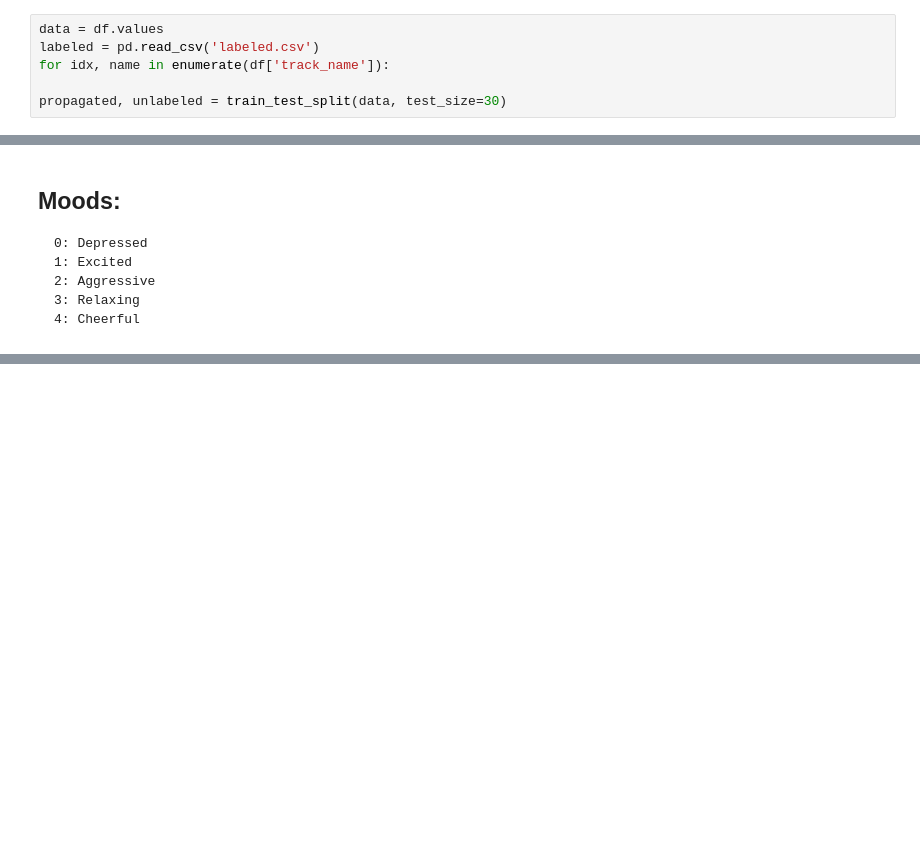
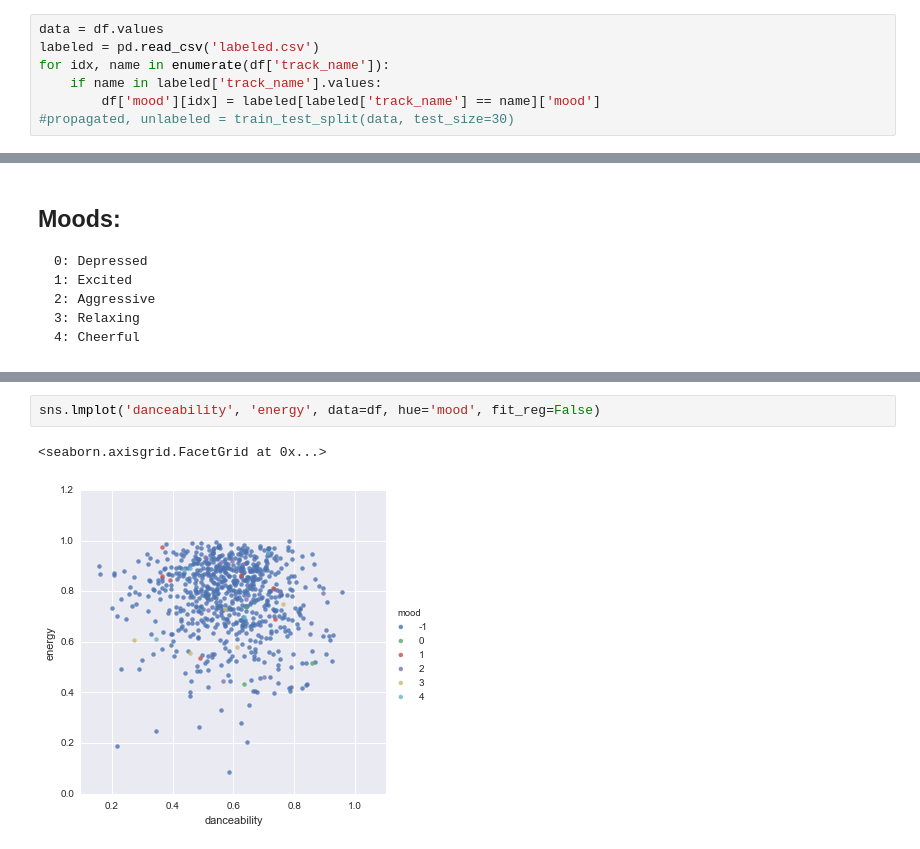
Before and after one commit to chaseWilliams/moodify, a Jupyter notebook: semisup.ipynb, the cells around one changed output, grey strips where cells are left out. Cells and saved outputs as stored; diff of their text form; blank space fills up the shorter version.

Commit message:
finished Label Propagation eda

```diff
--- a/semisup.ipynb
+++ b/semisup.ipynb
@@ -25,5 +28,6 @@ df.head()
 data = df.values
 labeled = pd.read_csv('labeled.csv')
 for idx, name in enumerate(df['track_name']):
-
-propagated, unlabeled = train_test_split(data, test_size=30)
+    if name in labeled['track_name'].values:
+        df['mood'][idx] = labeled[labeled['track_name'] == name]['mood']
+#propagated, unlabeled = train_test_split(data, test_size=30)
@@ -145,0 +132,5 @@ propagated_df[ propagated_df['mood'] == 2]
+# %%
+sns.lmplot('danceability', 'energy', data=df, hue='mood', fit_reg=False)
+# %% [output]
+<seaborn.axisgrid.FacetGrid at 0x...>
+[figure, added]
```
Also changed, not shown: parts of 19 cells of this notebook.
